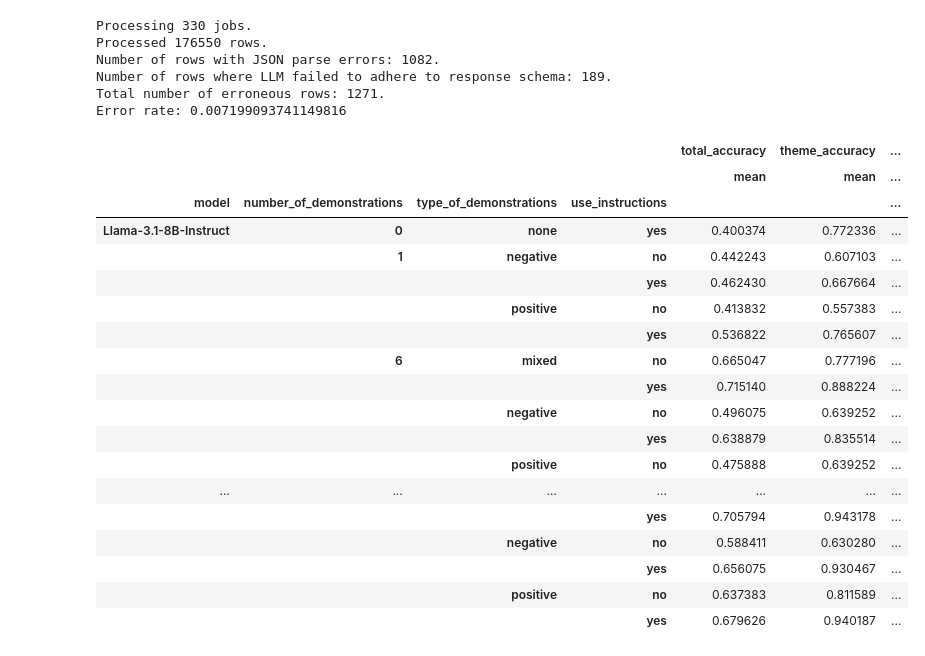
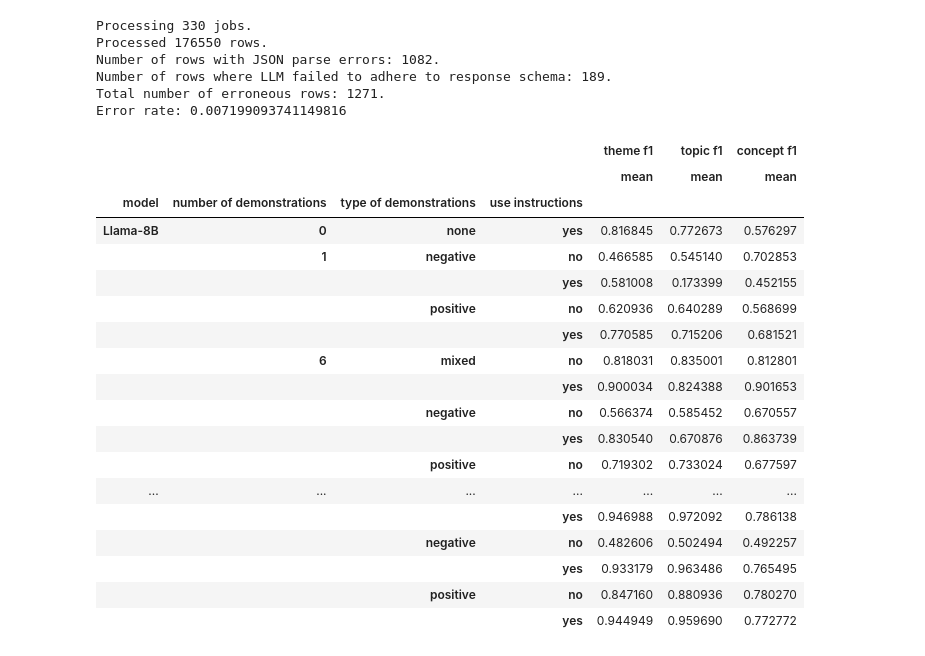
Before and after one commit to AleksiKaa/mscthesis, a Jupyter notebook: src/notebooks/results/aggregate_results_metrics.ipynb, the cells around one changed output. Drawn from its saved outputs; the diff is of its cells as text; code cells hidden in the pictures.

Commit message:
Start on visualizing results

```diff
--- a/src/notebooks/results/aggregate_results_metrics.ipynb
+++ b/src/notebooks/results/aggregate_results_metrics.ipynb
@@ -88,23 +88,6 @@ def score_table(jobs, cols, measure_hallucination_detection=True, mark_gen_error
     print(f"Error rate: {(num_parse_errors + num_gen_errors) / num_rows}")
 
     return table
-# %%
-def aggregate_results(df, by_cols, cols, funs=None):
-    grouped = df.groupby(
-        by=by_cols,
-        as_index=True,
-    )
-
-    if funs is None:
-        funs = [
-        "mean",
-        "std",
-        "count"
-    ]
-
-    agg = grouped.agg({col: funs for col in cols})
-
-    return agg
 # %%
 def bold_extreme_values(s, by_model=True):
     # Bold max for mean
@@ -161,40 +144,43 @@ Error rate: 0.007199093741149816
 # %%
 agg2 = aggregate_results(res2, ["model", "number_of_demonstrations", "type_of_demonstrations", "use_instructions"], cols[4:])
 
 use_models=[
     "Llama-3.1-8B-Instruct",
     "Llama-3.3-70B-Instruct",
     "Mistral-7B-Instruct-v0.3",
     "Mistral-Small-3.2-24B-Instruct-2506",
     "Qwen3-8B",
     "Qwen3-32B"
 ]
 
 idx = pd.IndexSlice
 
 # Drop count
-agg2 = agg2.loc[idx[use_models, :, :, :], (slice(None), ["mean"])]
+agg2 = agg2.loc[idx[use_models, :, :, :], (["theme_f1", "topic_f1", "concept_f1"], ["mean"])]
+agg2 = format_table(agg2)
+
+#agg2
 # Highlight max values for each column in model group
 agg2.style.apply(bold_extreme_values, axis=0)
 #print(agg2.style.apply(bold_extreme_values, axis=0).to_latex())
 #print(agg2.to_latex(escape=True, sparsify=True, float_format="%.3f"))
 # %% [output]
-|  |  |  |  | total_accuracy | theme_accuracy | ... |
-|  |  |  |  | mean | mean | ... |
-| model | number_of_demonstrations | type_of_demonstrations | use_instructions |  |  | ... |
-| Llama-3.1-8B-Instruct | 0 | none | yes | 0.400374 | 0.772336 | ... |
-|  | 1 | negative | no | 0.442243 | 0.607103 | ... |
-|  |  |  | yes | 0.462430 | 0.667664 | ... |
-|  |  | positive | no | 0.413832 | 0.557383 | ... |
-|  |  |  | yes | 0.536822 | 0.765607 | ... |
-|  | 6 | mixed | no | 0.665047 | 0.777196 | ... |
-|  |  |  | yes | 0.715140 | 0.888224 | ... |
-|  |  | negative | no | 0.496075 | 0.639252 | ... |
-|  |  |  | yes | 0.638879 | 0.835514 | ... |
-|  |  | positive | no | 0.475888 | 0.639252 | ... |
+|  |  |  |  | theme f1 | topic f1 | concept f1 |
+|  |  |  |  | mean | mean | mean |
+| model | number of demonstrations | type of demonstrations | use instructions |  |  |  |
+| Llama-8B | 0 | none | yes | 0.816845 | 0.772673 | 0.576297 |
+|  | 1 | negative | no | 0.466585 | 0.545140 | 0.702853 |
+|  |  |  | yes | 0.581008 | 0.173399 | 0.452155 |
+|  |  | positive | no | 0.620936 | 0.640289 | 0.568699 |
+|  |  |  | yes | 0.770585 | 0.715206 | 0.681521 |
+|  | 6 | mixed | no | 0.818031 | 0.835001 | 0.812801 |
+|  |  |  | yes | 0.900034 | 0.824388 | 0.901653 |
+|  |  | negative | no | 0.566374 | 0.585452 | 0.670557 |
+|  |  |  | yes | 0.830540 | 0.670876 | 0.863739 |
+|  |  | positive | no | 0.719302 | 0.733024 | 0.677597 |
 | ... | ... | ... | ... | ... | ... | ... |
-|  |  |  | yes | 0.705794 | 0.943178 | ... |
-|  |  | negative | no | 0.588411 | 0.630280 | ... |
-|  |  |  | yes | 0.656075 | 0.930467 | ... |
-|  |  | positive | no | 0.637383 | 0.811589 | ... |
-|  |  |  | yes | 0.679626 | 0.940187 | ... |
+|  |  |  | yes | 0.946988 | 0.972092 | 0.786138 |
+|  |  | negative | no | 0.482606 | 0.502494 | 0.492257 |
+|  |  |  | yes | 0.933179 | 0.963486 | 0.765495 |
+|  |  | positive | no | 0.847160 | 0.880936 | 0.780270 |
+|  |  |  | yes | 0.944949 | 0.959690 | 0.772772 |
```
Also changed, not shown: parts of 2 cells of this notebook, 2 other files.
